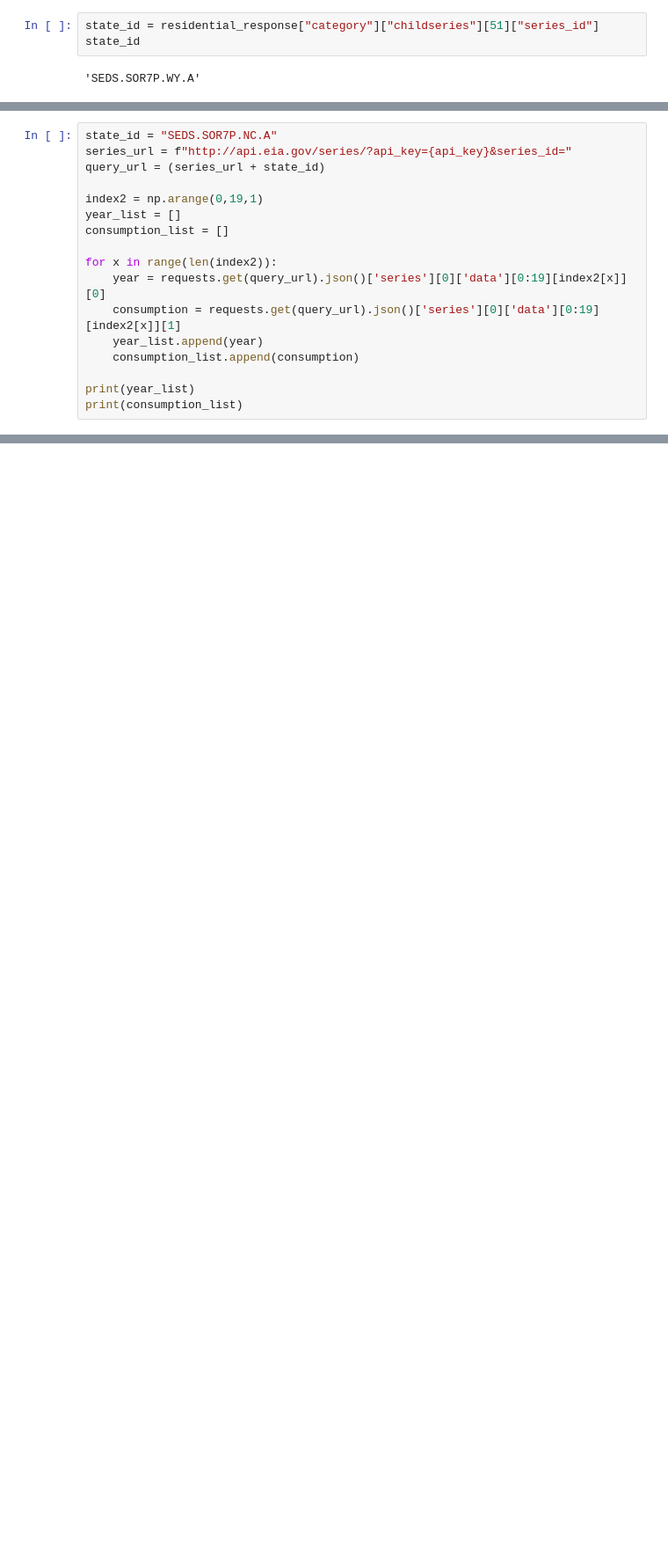
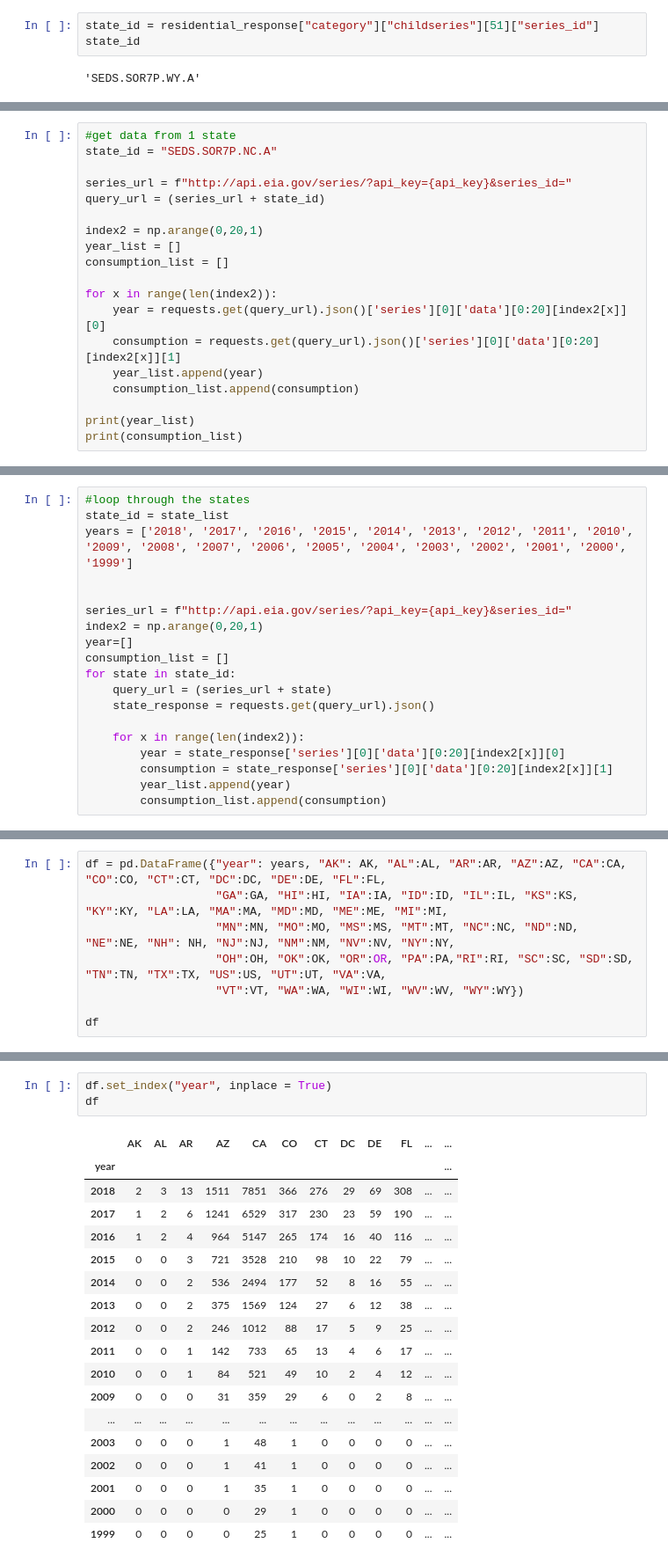
Before and after one commit to MabelDS89/Project-1, a Jupyter notebook: solar_main.ipynb, the cells around one changed output, grey strips where cells are left out. Shown at 88% size. Cells and saved outputs as stored; diff of their text form; blank space fills up the shorter version.

```diff
--- a/solar_main.ipynb
+++ b/solar_main.ipynb
@@ -73,17 +73,19 @@ state_list
  'SEDS.SOR7P.WV.A',
  'SEDS.SOR7P.WY.A']
 # %%
+#get data from 1 state
 state_id = "SEDS.SOR7P.NC.A"
+
 series_url = f"http://api.eia.gov/series/?api_key={api_key}&series_id="
 query_url = (series_url + state_id)
 
-index2 = np.arange(0,19,1)
+index2 = np.arange(0,20,1)
 year_list = []
 consumption_list = []
 
 for x in range(len(index2)):
-    year = requests.get(query_url).json()['series'][0]['data'][0:19][index2[x]][0]
-    consumption = requests.get(query_url).json()['series'][0]['data'][0:19][index2[x]][1]
+    year = requests.get(query_url).json()['series'][0]['data'][0:20][index2[x]][0]
+    consumption = requests.get(query_url).json()['series'][0]['data'][0:20][index2[x]][1]
     year_list.append(year)
     consumption_list.append(consumption)
 
@@ -118,0 +97,19 @@ df
+# %%
+#loop through the states
+state_id = state_list
+years = ['2018', '2017', '2016', '2015', '2014', '2013', '2012', '2011', '2010', '2009', '2008', '2007', '2006', '2005', '2004', '2003', '2002', '2001', '2000', '1999']
+
+
+series_url = f"http://api.eia.gov/series/?api_key={api_key}&series_id="
+index2 = np.arange(0,20,1)
+year=[]
+consumption_list = []
+for state in state_id:
+    query_url = (series_url + state)
+    state_response = requests.get(query_url).json()
+
+    for x in range(len(index2)):
+        year = state_response['series'][0]['data'][0:20][index2[x]][0]
+        consumption = state_response['series'][0]['data'][0:20][index2[x]][1]
+        year_list.append(year)
+        consumption_list.append(consumption)
@@ -118,0 +169,8 @@ df
+# %%
+df = pd.DataFrame({"year": years, "AK": AK, "AL":AL, "AR":AR, "AZ":AZ, "CA":CA, "CO":CO, "CT":CT, "DC":DC, "DE":DE, "FL":FL,
+                   "GA":GA, "HI":HI, "IA":IA, "ID":ID, "IL":IL, "KS":KS, "KY":KY, "LA":LA, "MA":MA, "MD":MD, "ME":ME, "MI":MI,
+                   "MN":MN, "MO":MO, "MS":MS, "MT":MT, "NC":NC, "ND":ND, "NE":NE, "NH": NH, "NJ":NJ, "NM":NM, "NV":NV, "NY":NY,
+                   "OH":OH, "OK":OK, "OR":OR, "PA":PA,"RI":RI, "SC":SC, "SD":SD, "TN":TN, "TX":TX, "US":US, "UT":UT, "VA":VA,
+                   "VT":VT, "WA":WA, "WI":WI, "WV":WV, "WY":WY})
+
+df
@@ -118,0 +196,22 @@ df
+# %%
+df.set_index("year", inplace = True)
+df
+# %% [output]
+|  | AK | AL | AR | AZ | CA | CO | CT | DC | DE | FL | ... | ... |
+| year |  |  |  |  |  |  |  |  |  |  |  | ... |
+| 2018 | 2 | 3 | 13 | 1511 | 7851 | 366 | 276 | 29 | 69 | 308 | ... | ... |
+| 2017 | 1 | 2 | 6 | 1241 | 6529 | 317 | 230 | 23 | 59 | 190 | ... | ... |
+| 2016 | 1 | 2 | 4 | 964 | 5147 | 265 | 174 | 16 | 40 | 116 | ... | ... |
+| 2015 | 0 | 0 | 3 | 721 | 3528 | 210 | 98 | 10 | 22 | 79 | ... | ... |
+| 2014 | 0 | 0 | 2 | 536 | 2494 | 177 | 52 | 8 | 16 | 55 | ... | ... |
+| 2013 | 0 | 0 | 2 | 375 | 1569 | 124 | 27 | 6 | 12 | 38 | ... | ... |
+| 2012 | 0 | 0 | 2 | 246 | 1012 | 88 | 17 | 5 | 9 | 25 | ... | ... |
+| 2011 | 0 | 0 | 1 | 142 | 733 | 65 | 13 | 4 | 6 | 17 | ... | ... |
+| 2010 | 0 | 0 | 1 | 84 | 521 | 49 | 10 | 2 | 4 | 12 | ... | ... |
+| 2009 | 0 | 0 | 0 | 31 | 359 | 29 | 6 | 0 | 2 | 8 | ... | ... |
+| ... | ... | ... | ... | ... | ... | ... | ... | ... | ... | ... | ... | ... |
+| 2003 | 0 | 0 | 0 | 1 | 48 | 1 | 0 | 0 | 0 | 0 | ... | ... |
+| 2002 | 0 | 0 | 0 | 1 | 41 | 1 | 0 | 0 | 0 | 0 | ... | ... |
+| 2001 | 0 | 0 | 0 | 1 | 35 | 1 | 0 | 0 | 0 | 0 | ... | ... |
+| 2000 | 0 | 0 | 0 | 0 | 29 | 1 | 0 | 0 | 0 | 0 | ... | ... |
+| 1999 | 0 | 0 | 0 | 0 | 25 | 1 | 0 | 0 | 0 | 0 | ... | ... |
```
Also changed, not shown: parts of 7 cells of this notebook.
